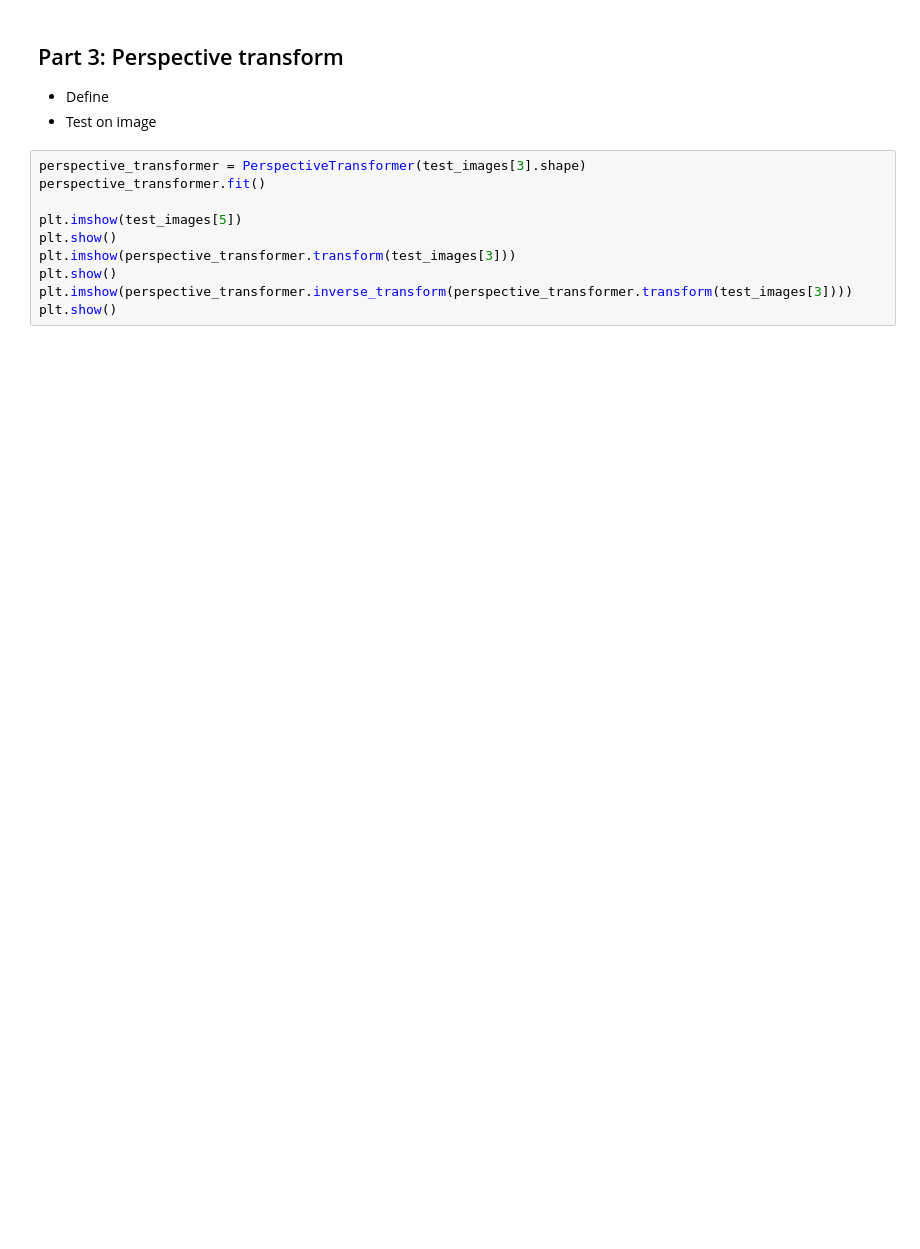
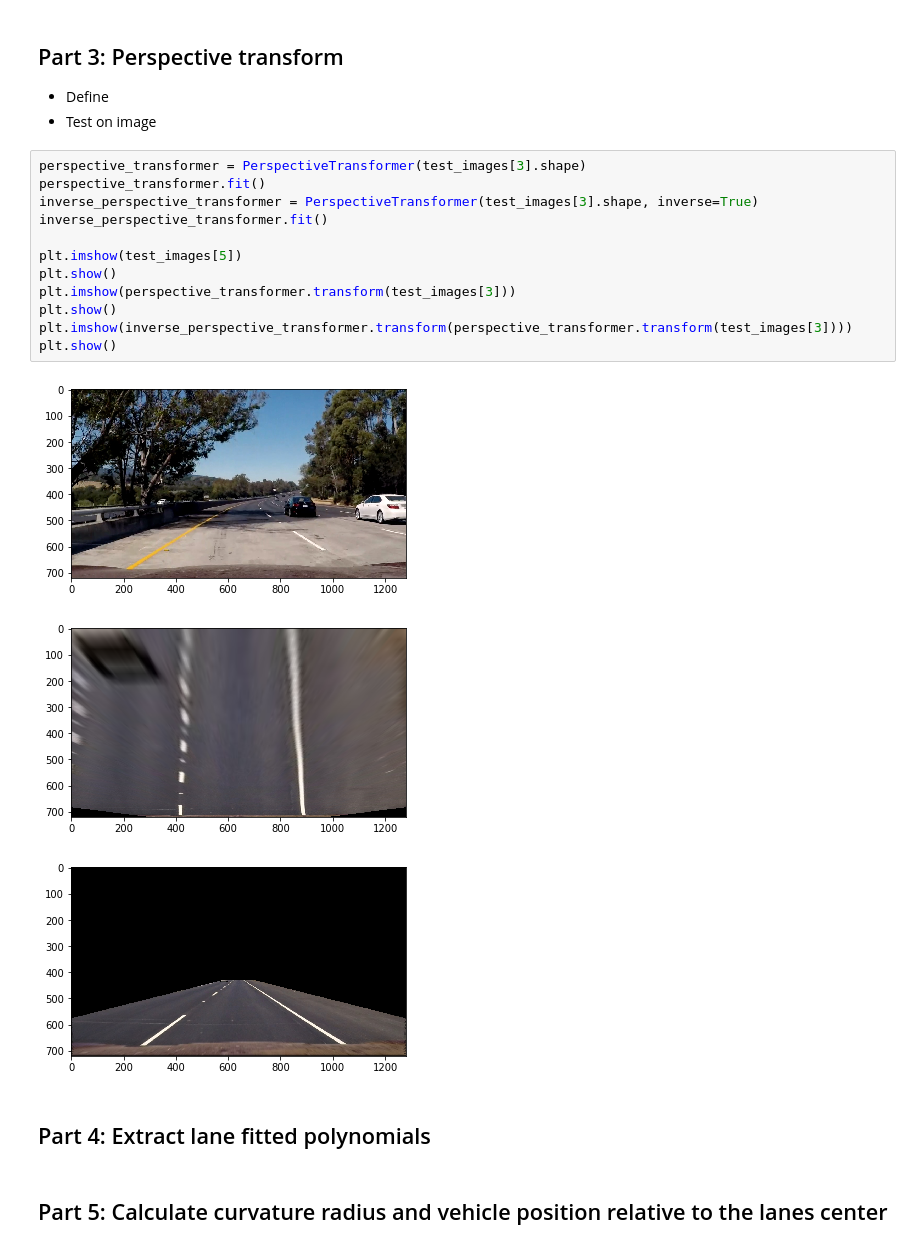
Before and after one commit to koulakis/CarND-Advanced-Lane-Lines, a Jupyter notebook: advanced_lane_lines.ipynb, the cells around one changed output. Cells and saved outputs as stored; diff of their text form; blank space fills up the shorter version.

```diff
--- a/advanced_lane_lines.ipynb
+++ b/advanced_lane_lines.ipynb
@@ -79,10 +90,20 @@ plt.show()
 # %%
 perspective_transformer = PerspectiveTransformer(test_images[3].shape)
 perspective_transformer.fit()
+inverse_perspective_transformer = PerspectiveTransformer(test_images[3].shape, inverse=True)
+inverse_perspective_transformer.fit()
 
 plt.imshow(test_images[5])
 plt.show()
 plt.imshow(perspective_transformer.transform(test_images[3]))
 plt.show()
-plt.imshow(perspective_transformer.inverse_transform(perspective_transformer.transform(test_images[3])))
+plt.imshow(inverse_perspective_transformer.transform(perspective_transformer.transform(test_images[3])))
 plt.show()
+# %% [output]
+[figure, added]
+[figure, added]
+[figure, added]
+# %% [markdown]
+## Part 4: Extract lane fitted polynomials
+# %% [markdown]
+## Part 5: Calculate curvature radius and vehicle position relative to the lanes center
```
Also changed, not shown: parts of 7 cells of this notebook, 3 other files.
